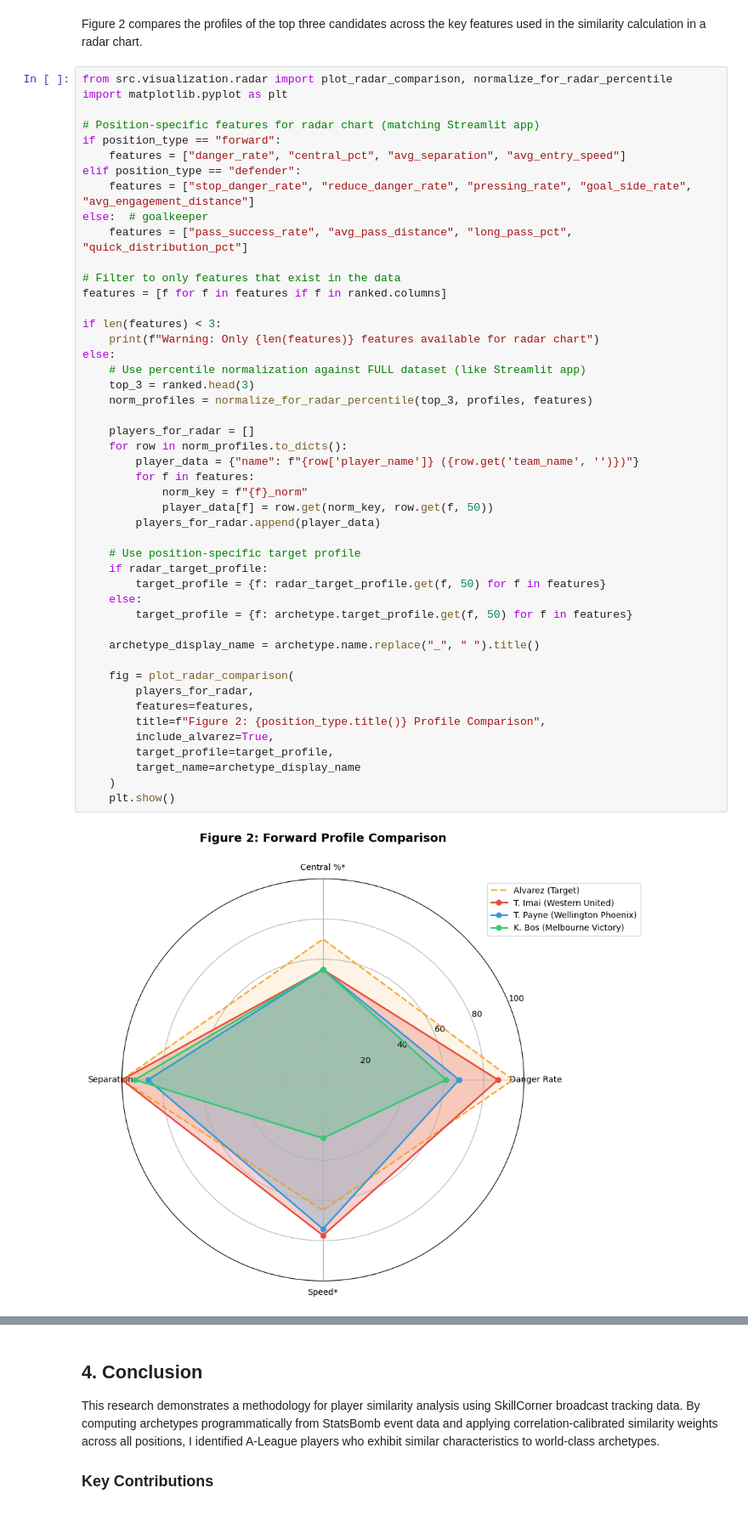
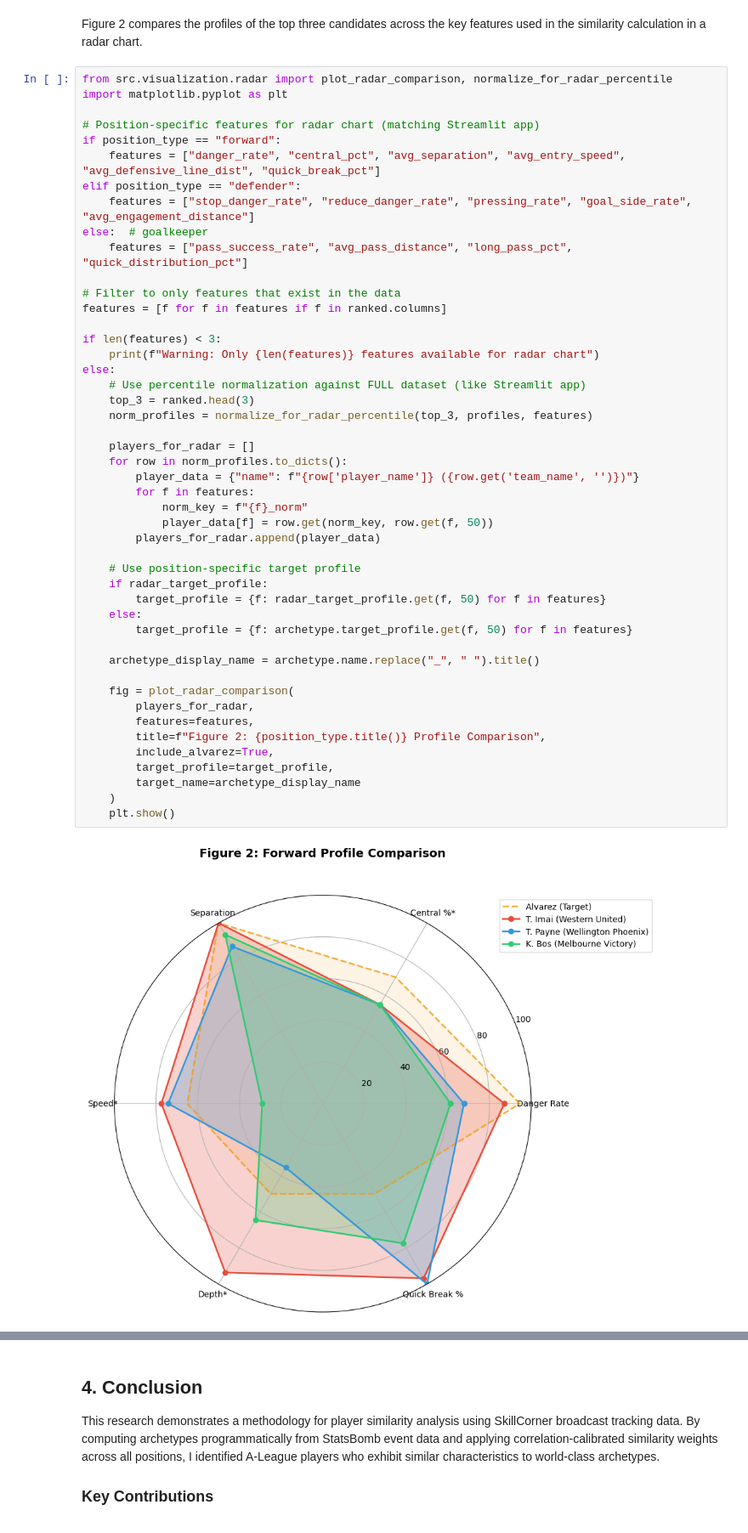
Before and after one commit to KarimElgammal/analytics_cup_research, a Jupyter notebook: submission.ipynb, the cells around one changed output, grey strips where cells are left out. Shown at 85% size. Drawn from its saved outputs; the diff is of its cells as text.

```diff
--- a/submission.ipynb
+++ b/submission.ipynb
@@ -204,7 +205,7 @@ import matplotlib.pyplot as plt
 
 # Position-specific features for radar chart (matching Streamlit app)
 if position_type == "forward":
-    features = ["danger_rate", "central_pct", "avg_separation", "avg_entry_speed"]
+    features = ["danger_rate", "central_pct", "avg_separation", "avg_entry_speed", "avg_defensive_line_dist", "quick_break_pct"]
 elif position_type == "defender":
     features = ["stop_danger_rate", "reduce_danger_rate", "pressing_rate", "goal_side_rate", "avg_engagement_distance"]
 else:  # goalkeeper
@@ -219,34 +220,34 @@ else:
     # Use percentile normalization against FULL dataset (like Streamlit app)
     top_3 = ranked.head(3)
     norm_profiles = normalize_for_radar_percentile(top_3, profiles, features)
 
     players_for_radar = []
     for row in norm_profiles.to_dicts():
         player_data = {"name": f"{row['player_name']} ({row.get('team_name', '')})"}
         for f in features:
             norm_key = f"{f}_norm"
             player_data[f] = row.get(norm_key, row.get(f, 50))
         players_for_radar.append(player_data)
 
     # Use position-specific target profile
     if radar_target_profile:
         target_profile = {f: radar_target_profile.get(f, 50) for f in features}
     else:
         target_profile = {f: archetype.target_profile.get(f, 50) for f in features}
 
     archetype_display_name = archetype.name.replace("_", " ").title()
 
     fig = plot_radar_comparison(
         players_for_radar,
         features=features,
         title=f"Figure 2: {position_type.title()} Profile Comparison",
         include_alvarez=True,
         target_profile=target_profile,
         target_name=archetype_display_name
     )
     plt.show()
 # %% [output]
-[figure, old version]
+[figure, new version]
 # %% [markdown]
 ### 3.2. Discussion
 
```
Also changed, not shown: parts of 3 cells of this notebook, 12 other files.
